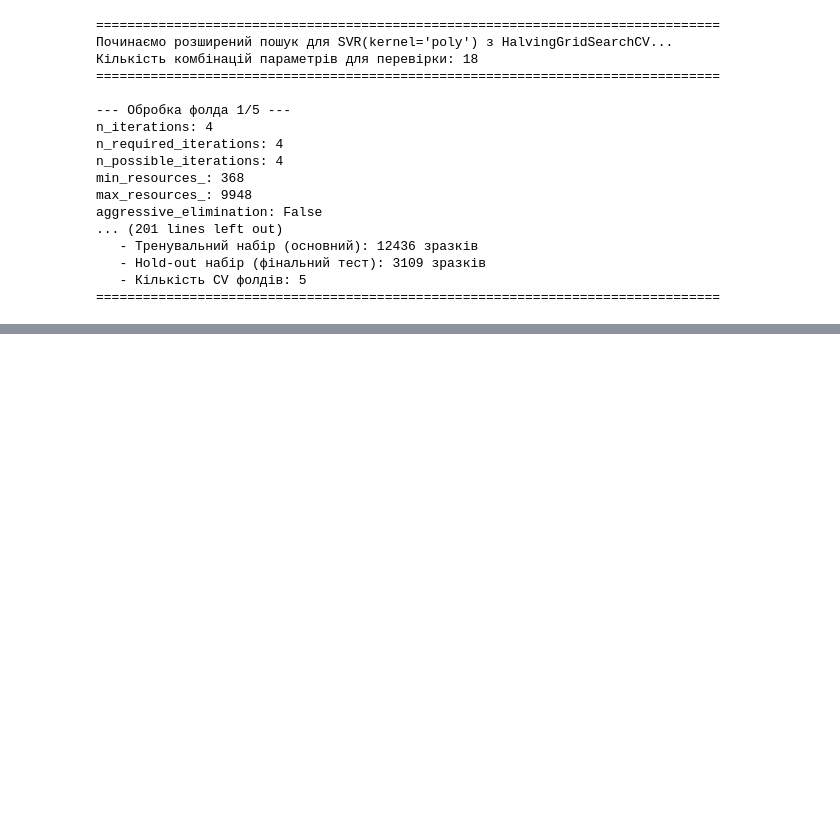
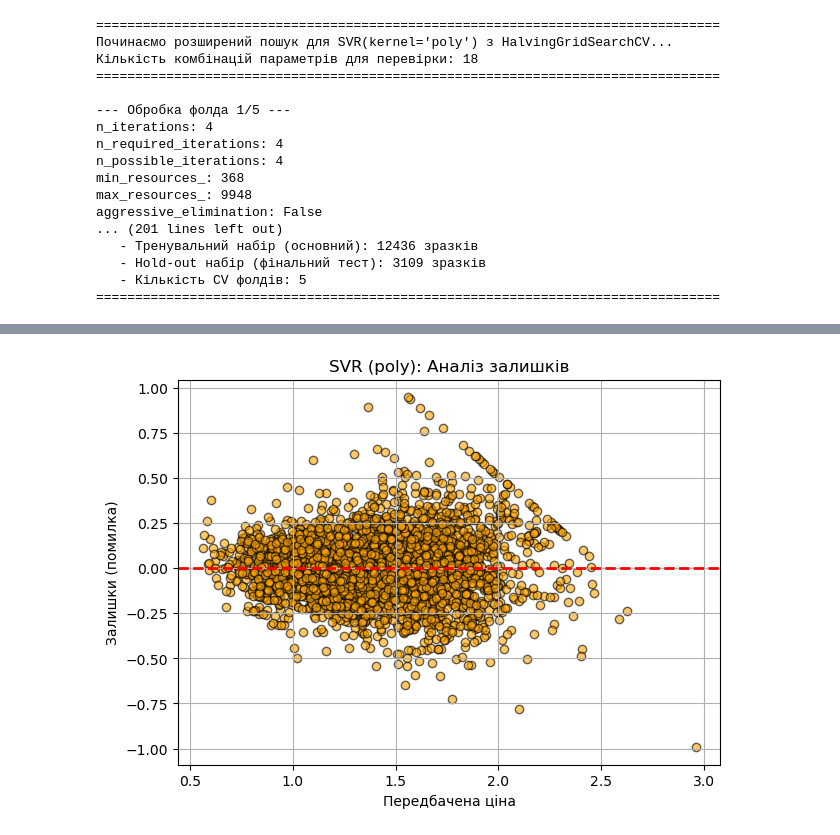
Before and after one commit to Max0Past/Data_Analysis, a Jupyter notebook: lab_2/avocado_prices_code.ipynb, the cells around one changed output, grey strips where cells are left out. Saved outputs shown, nothing was run; the diff lists cells and outputs as text; code cells hidden in the pictures; blank space fills up the shorter version.

```diff
--- a/lab_2/avocado_prices_code.ipynb
+++ b/lab_2/avocado_prices_code.ipynb
@@ -859,0 +881,14 @@ aggressive_elimination: False
+# %%
+#Графік залишків (residuals)
+residuals = y_true - y_pred
+
+plt.figure(figsize=(7,5))
+plt.scatter(y_pred, residuals, alpha=0.6, color='orange', edgecolor='k')
+plt.axhline(0, color='red', linestyle='--', lw=2)
+plt.xlabel("Передбачена ціна")
+plt.ylabel("Залишки (помилка)")
+plt.title("SVR (poly): Аналіз залишків")
+plt.grid(True)
+plt.show()
+# %% [output]
+[figure, added]
```
Also changed, not shown: parts of 7 cells of this notebook.
